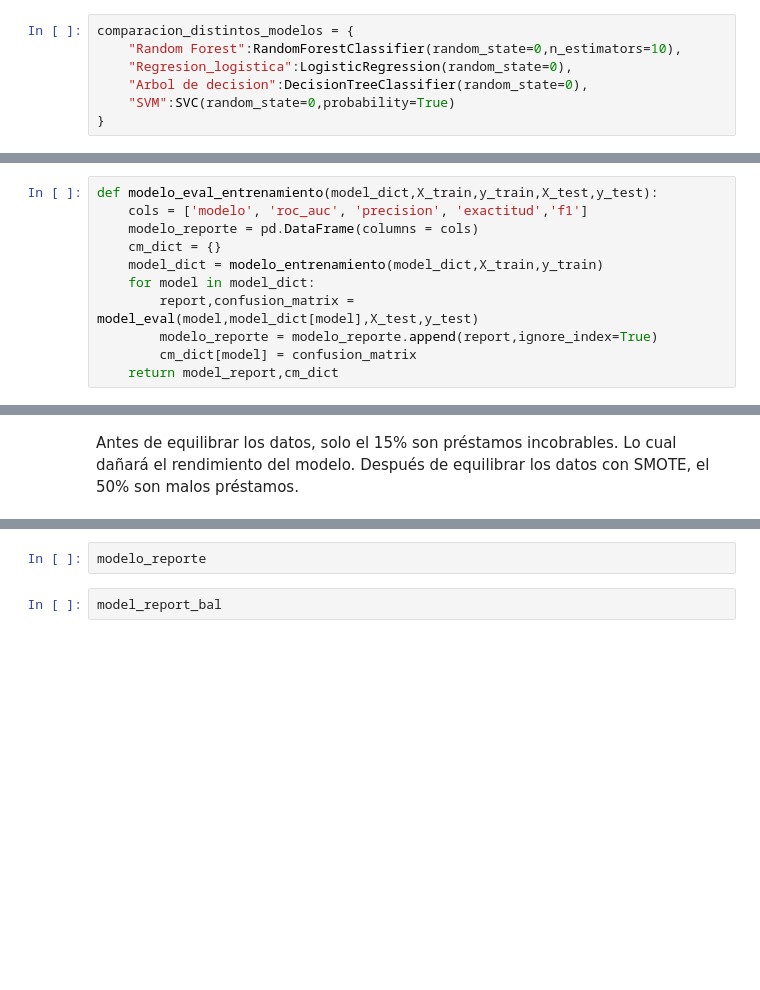
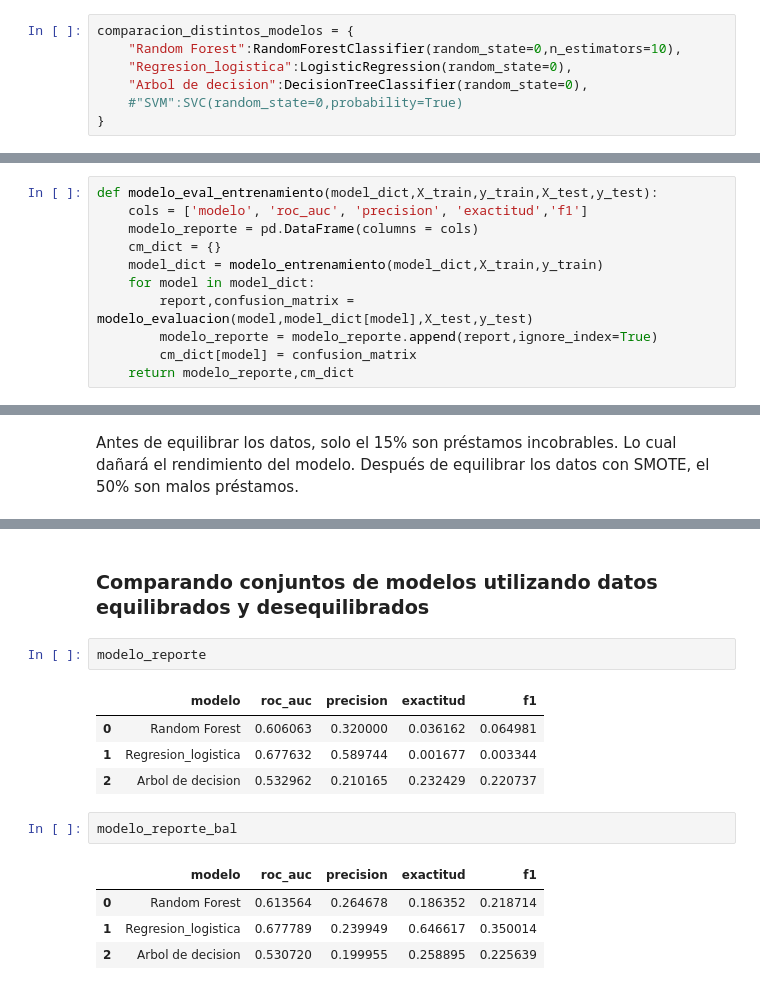
Before and after one commit to lzevallos/ML-Tareas, a Jupyter notebook: Proyecto/Practica-lendingClub1.ipynb, the cells around one changed output, grey strips where cells are left out. Saved outputs shown, nothing was run; the diff lists cells and outputs as text; blank space fills up the shorter version.

```diff
--- a/Proyecto/Practica-lendingClub1.ipynb
+++ b/Proyecto/Practica-lendingClub1.ipynb
@@ -267,7 +276,7 @@ comparacion_distintos_modelos = {
     "Random Forest":RandomForestClassifier(random_state=0,n_estimators=10),
     "Regresion_logistica":LogisticRegression(random_state=0),
     "Arbol de decision":DecisionTreeClassifier(random_state=0),
-    "SVM":SVC(random_state=0,probability=True)
+    #"SVM":SVC(random_state=0,probability=True)
 }
 # %% [markdown]
 #### Función de entrenamiento de modelo
@@ -309,10 +318,10 @@ def modelo_eval_entrenamiento(model_dict,X_train,y_train,X_test,y_test):
     cm_dict = {}
     model_dict = modelo_entrenamiento(model_dict,X_train,y_train)
     for model in model_dict:
-        report,confusion_matrix = model_eval(model,model_dict[model],X_test,y_test)
+        report,confusion_matrix = modelo_evaluacion(model,model_dict[model],X_test,y_test)
         modelo_reporte = modelo_reporte.append(report,ignore_index=True)
         cm_dict[model] = confusion_matrix
-    return model_report,cm_dict
+    return modelo_reporte,cm_dict
 # %% [markdown]
 #### Función de visualización
 # %%
@@ -356,4 +415,16 @@ cm_dict_bal
+# %% [markdown]
+### Comparando conjuntos de modelos utilizando datos equilibrados  y desequilibrados
 # %%
 modelo_reporte
+# %% [output]
+|  | modelo | roc_auc | precision | exactitud | f1 |
+| 0 | Random Forest | 0.606063 | 0.320000 | 0.036162 | 0.064981 |
+| 1 | Regresion_logistica | 0.677632 | 0.589744 | 0.001677 | 0.003344 |
+| 2 | Arbol de decision | 0.532962 | 0.210165 | 0.232429 | 0.220737 |
-# %%
-model_report_bal
+# %%
+modelo_reporte_bal
+# %% [output]
+|  | modelo | roc_auc | precision | exactitud | f1 |
+| 0 | Random Forest | 0.613564 | 0.264678 | 0.186352 | 0.218714 |
+| 1 | Regresion_logistica | 0.677789 | 0.239949 | 0.646617 | 0.350014 |
+| 2 | Arbol de decision | 0.530720 | 0.199955 | 0.258895 | 0.225639 |
```
Also changed, not shown: parts of 14 cells of this notebook.
